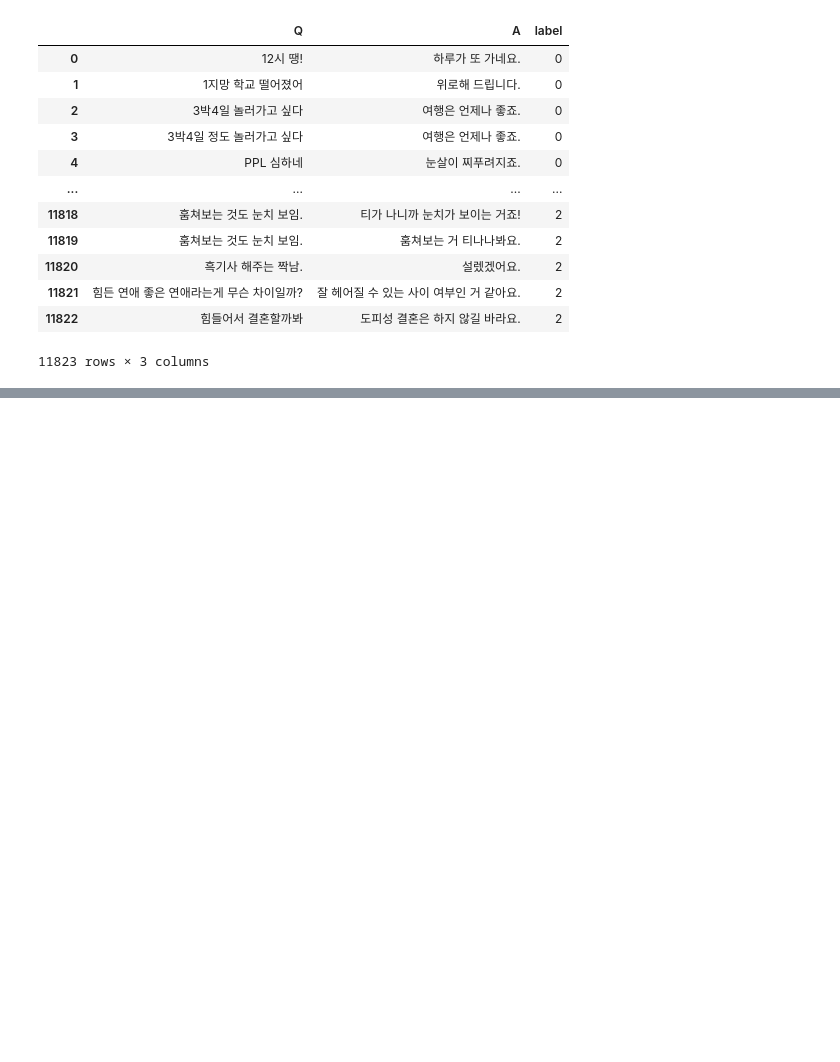
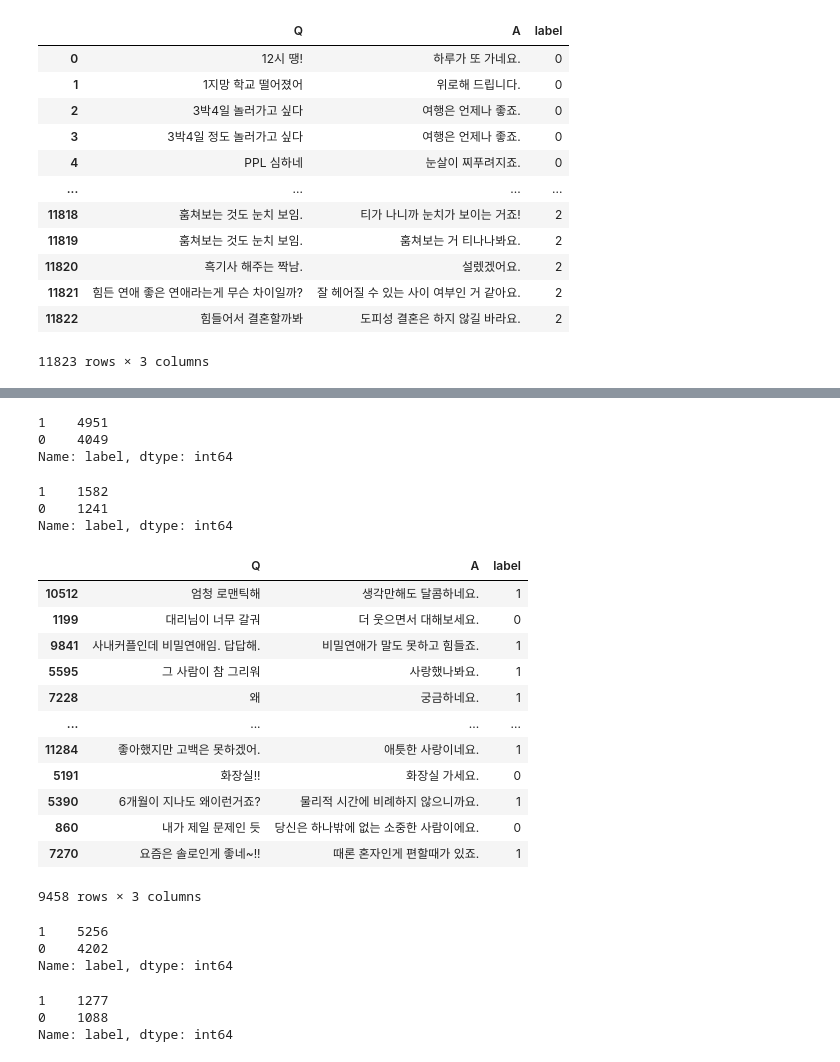
Before and after one commit to Felix-Silas/NLP_Study, a Jupyter notebook: Classification_BERT.ipynb, the cells around one changed output, grey strips where cells are left out. Saved outputs shown, nothing was run; the diff lists cells and outputs as text; code cells hidden in the pictures; blank space fills up the shorter version.

Commit message:
feat: Train Set 전처리

```diff
--- a/Classification_BERT.ipynb
+++ b/Classification_BERT.ipynb
@@ -90,0 +103,42 @@ chatbot_data.loc[(chatbot_data['label'] == 2), 'label'] = 1
+# %%
+train['label'].value_counts()
+# %% [output]
+1    4951
+0    4049
+Name: label, dtype: int64
+# %%
+test['label'].value_counts()
+# %% [output]
+1    1582
+0    1241
+Name: label, dtype: int64
+# %%
+# 2.
+X_train, X_test = train_test_split(chatbot_data, test_size = 0.2 , random_state = 42)
+X_train
+# %% [output]
+|  | Q | A | label |
+| 10512 | 엄청 로맨틱해 | 생각만해도 달콤하네요. | 1 |
+| 1199 | 대리님이 너무 갈궈 | 더 웃으면서 대해보세요. | 0 |
+| 9841 | 사내커플인데 비밀연애임. 답답해. | 비밀연애가 말도 못하고 힘들죠. | 1 |
+| 5595 | 그 사람이 참 그리워 | 사랑했나봐요. | 1 |
+| 7228 | 왜 | 궁금하네요. | 1 |
+| ... | ... | ... | ... |
+| 11284 | 좋아했지만 고백은 못하겠어. | 애틋한 사랑이네요. | 1 |
+| 5191 | 화장실!! | 화장실 가세요. | 0 |
+| 5390 | 6개월이 지나도 왜이런거죠? | 물리적 시간에 비례하지 않으니까요. | 1 |
+| 860 | 내가 제일 문제인 듯 | 당신은 하나밖에 없는 소중한 사람이에요. | 0 |
+| 7270 | 요즘은 솔로인게 좋네~!! | 때론 혼자인게 편할때가 있죠. | 1 |
+9458 rows × 3 columns
+# %%
+X_train['label'].value_counts()
+# %% [output]
+1    5256
+0    4202
+Name: label, dtype: int64
+# %%
+X_test['label'].value_counts()
+# %% [output]
+1    1277
+0    1088
+Name: label, dtype: int64
```
Also changed, not shown: parts of 11 cells of this notebook.
